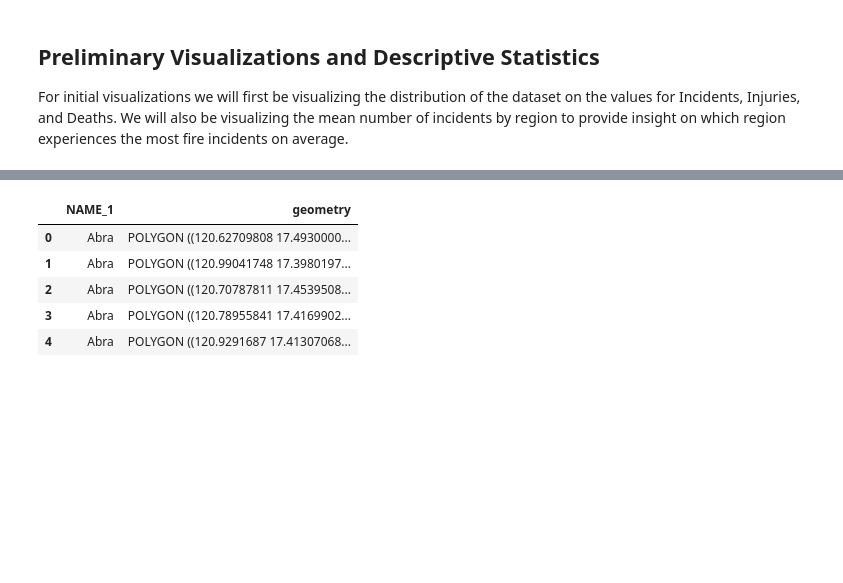
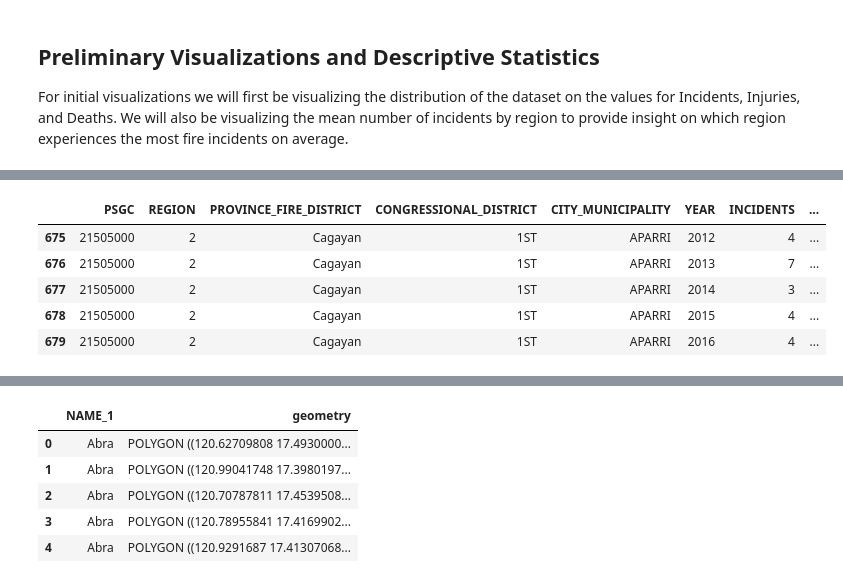
Before and after one commit to ianona/CSC933M-FinalProject, a Jupyter notebook: Fire Incidents.ipynb, the cells around one changed output, grey strips where cells are left out. Drawn from its saved outputs; the diff is of its cells as text; code cells hidden in the pictures; blank space fills up the shorter version.

```diff
--- a/Fire Incidents.ipynb
+++ b/Fire Incidents.ipynb
@@ -238,0 +250,9 @@ To provide more comprehensive insight on which areas are affected the most by fi
+# %%
+df.loc[df['CITY_MUNICIPALITY'].str.contains('PAR')].head()
+# %% [output]
+|  | PSGC | REGION | PROVINCE_FIRE_DISTRICT | CONGRESSIONAL_DISTRICT | CITY_MUNICIPALITY | YEAR | INCIDENTS | ... |
+| 675 | 21505000 | 2 | Cagayan | 1ST | APARRI | 2012 | 4 | ... |
+| 676 | 21505000 | 2 | Cagayan | 1ST | APARRI | 2013 | 7 | ... |
+| 677 | 21505000 | 2 | Cagayan | 1ST | APARRI | 2014 | 3 | ... |
+| 678 | 21505000 | 2 | Cagayan | 1ST | APARRI | 2015 | 4 | ... |
+| 679 | 21505000 | 2 | Cagayan | 1ST | APARRI | 2016 | 4 | ... |
```
Also changed, not shown: parts of 12 cells of this notebook.
